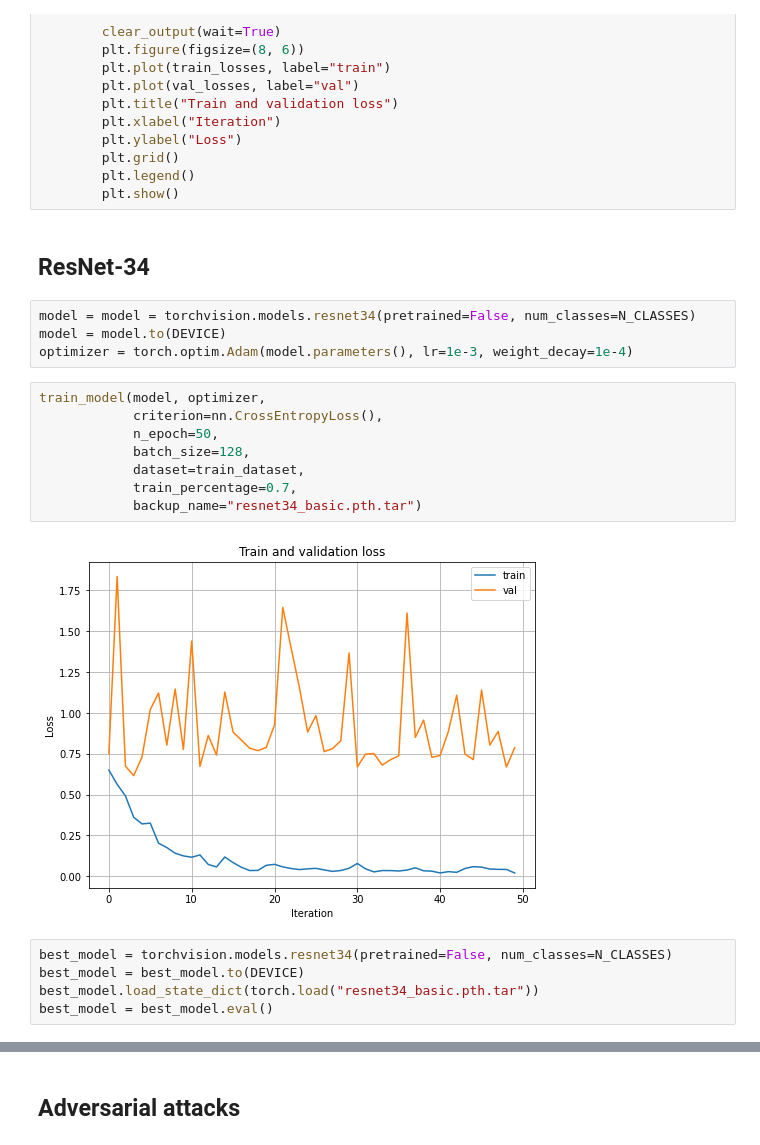
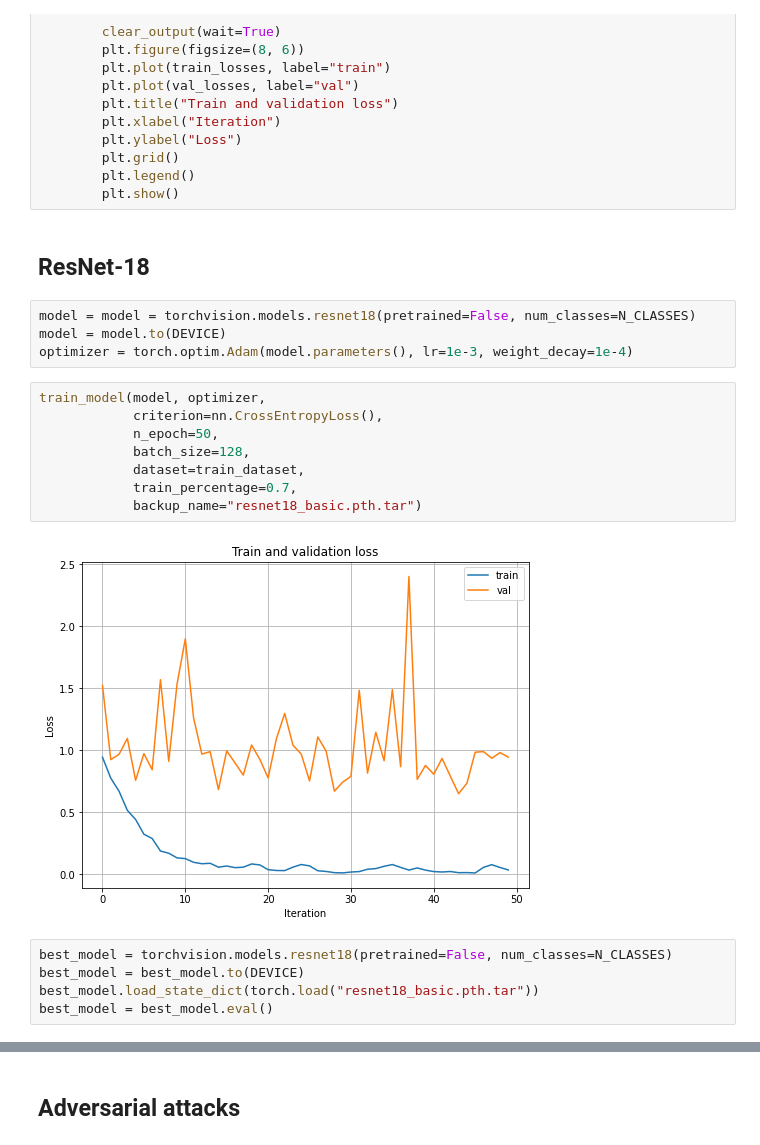
Before and after one commit to ekonyagin/cvx_repo, a Jupyter notebook: cvx_test_egor.ipynb, the cells around one changed output, grey strips where cells are left out. Cells and saved outputs as stored; diff of their text form.

```diff
--- a/cvx_test_egor.ipynb
+++ b/cvx_test_egor.ipynb
@@ -150,25 +150,25 @@ def train_model(model, optimizer, criterion, n_epoch, batch_size, dataset, train
         plt.legend()
         plt.show()
 # %% [markdown]
-## ResNet-34
+## ResNet-18
 # %%
-model = model = torchvision.models.resnet34(pretrained=False, num_classes=N_CLASSES)
+model = model = torchvision.models.resnet18(pretrained=False, num_classes=N_CLASSES)
 model = model.to(DEVICE)
 optimizer = torch.optim.Adam(model.parameters(), lr=1e-3, weight_decay=1e-4)
 # %%
 train_model(model, optimizer,
             criterion=nn.CrossEntropyLoss(),
             n_epoch=50,
             batch_size=128,
             dataset=train_dataset,
             train_percentage=0.7,
-            backup_name="resnet34_basic.pth.tar")
+            backup_name="resnet18_basic.pth.tar")
 # %% [output]
-[figure, old version]
+[figure, new version]
 # %%
-best_model = torchvision.models.resnet34(pretrained=False, num_classes=N_CLASSES)
+best_model = torchvision.models.resnet18(pretrained=False, num_classes=N_CLASSES)
 best_model = best_model.to(DEVICE)
-best_model.load_state_dict(torch.load("resnet34_basic.pth.tar"))
+best_model.load_state_dict(torch.load("resnet18_basic.pth.tar"))
 best_model = best_model.eval()
 # %%
 calculate_accuracy_dataset(best_model, test_dataset, 128)
```
Also changed, not shown: parts of 18 cells of this notebook, 1 other file.
